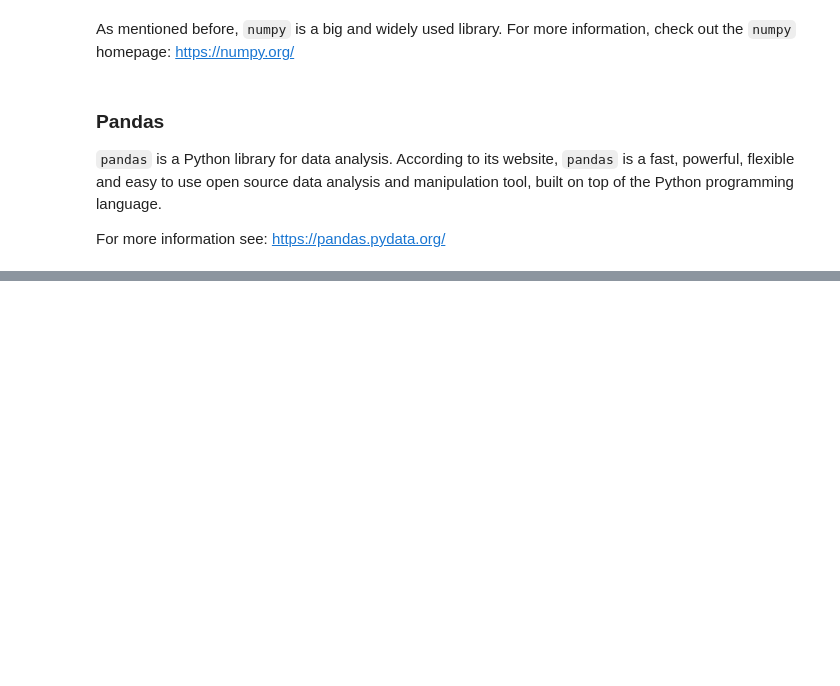
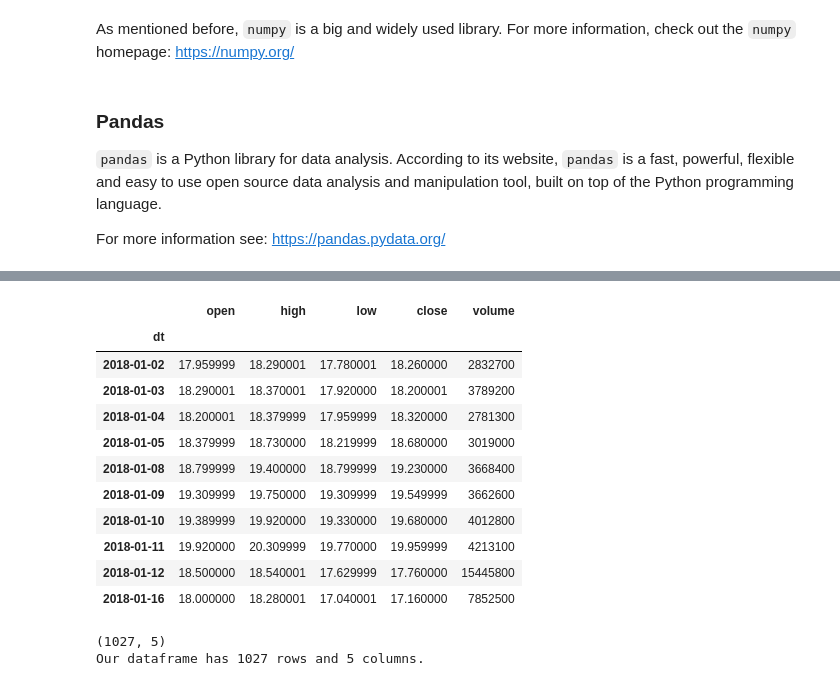
Before and after one commit to ulrichwohak/pythonTutorial, a Jupyter notebook: 05 Python packages and other cool stuff.ipynb, the cells around one changed output, grey strips where cells are left out. Drawn from its saved outputs; the diff is of its cells as text; code cells hidden in the pictures; blank space fills up the shorter version.

```diff
--- a/05 Python packages and other cool stuff.ipynb
+++ b/05 Python packages and other cool stuff.ipynb
@@ -110,6 +172,23 @@ dtype: float64
 # %%
-# We want to import only one function from fastquant
-from fastquant import get_stock_data
-
-# Grab data on a particular stock
-df = get_stock_data('GME', '2018-01-01', '2019-01-01')
+# We can slice rows
+df[0:10] # by row number
+# %% [output]
+|  | open | high | low | close | volume |
+| dt |  |  |  |  |  |
+| 2018-01-02 | 17.959999 | 18.290001 | 17.780001 | 18.260000 | 2832700 |
+| 2018-01-03 | 18.290001 | 18.370001 | 17.920000 | 18.200001 | 3789200 |
+| 2018-01-04 | 18.200001 | 18.379999 | 17.959999 | 18.320000 | 2781300 |
+| 2018-01-05 | 18.379999 | 18.730000 | 18.219999 | 18.680000 | 3019000 |
+| 2018-01-08 | 18.799999 | 19.400000 | 18.799999 | 19.230000 | 3668400 |
+| 2018-01-09 | 19.309999 | 19.750000 | 19.309999 | 19.549999 | 3662600 |
+| 2018-01-10 | 19.389999 | 19.920000 | 19.330000 | 19.680000 | 4012800 |
+| 2018-01-11 | 19.920000 | 20.309999 | 19.770000 | 19.959999 | 4213100 |
+| 2018-01-12 | 18.500000 | 18.540001 | 17.629999 | 17.760000 | 15445800 |
+| 2018-01-16 | 18.000000 | 18.280001 | 17.040001 | 17.160000 | 7852500 |
+# %%
+# Check out dimensions
+print(df.shape)
+print('Our dataframe has {} rows and {} columns.'.format(df.shape[0], df.shape[1]))
+# %% [output]
+(1027, 5)
+Our dataframe has 1027 rows and 5 columns.
```
Also changed, not shown: parts of 14 cells of this notebook.
